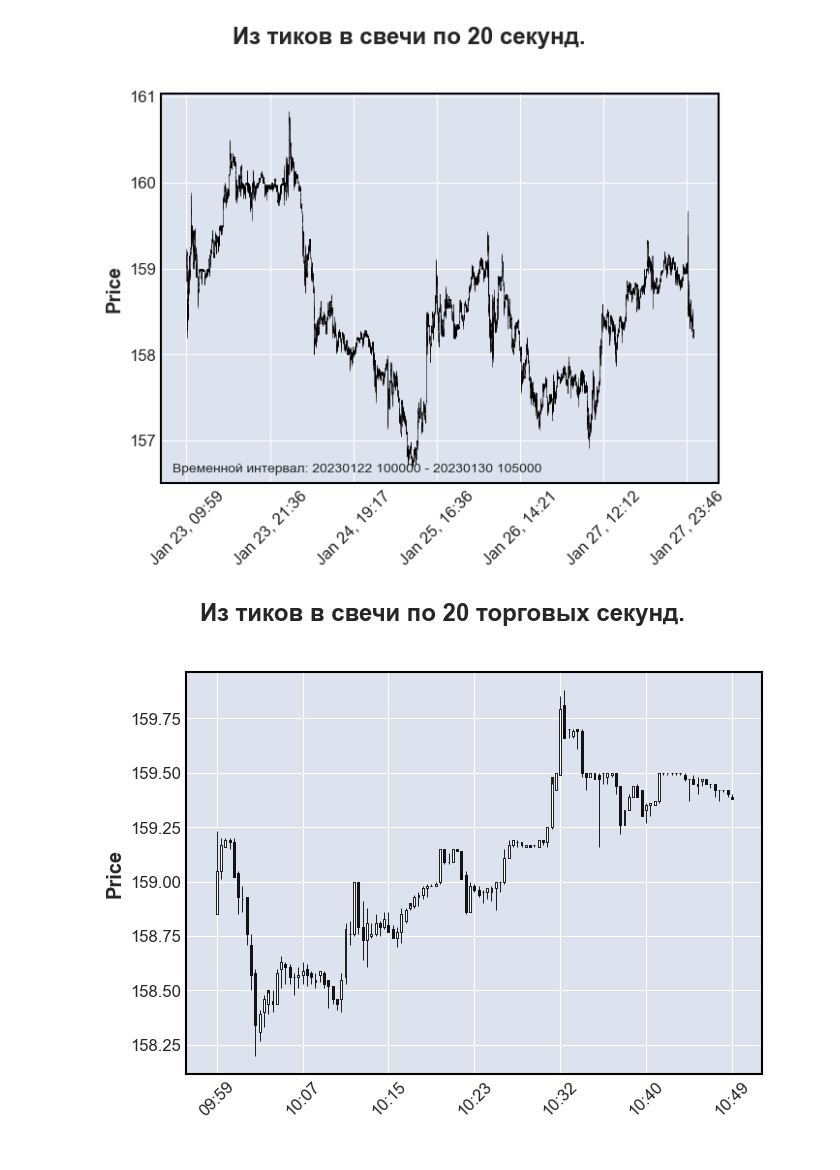
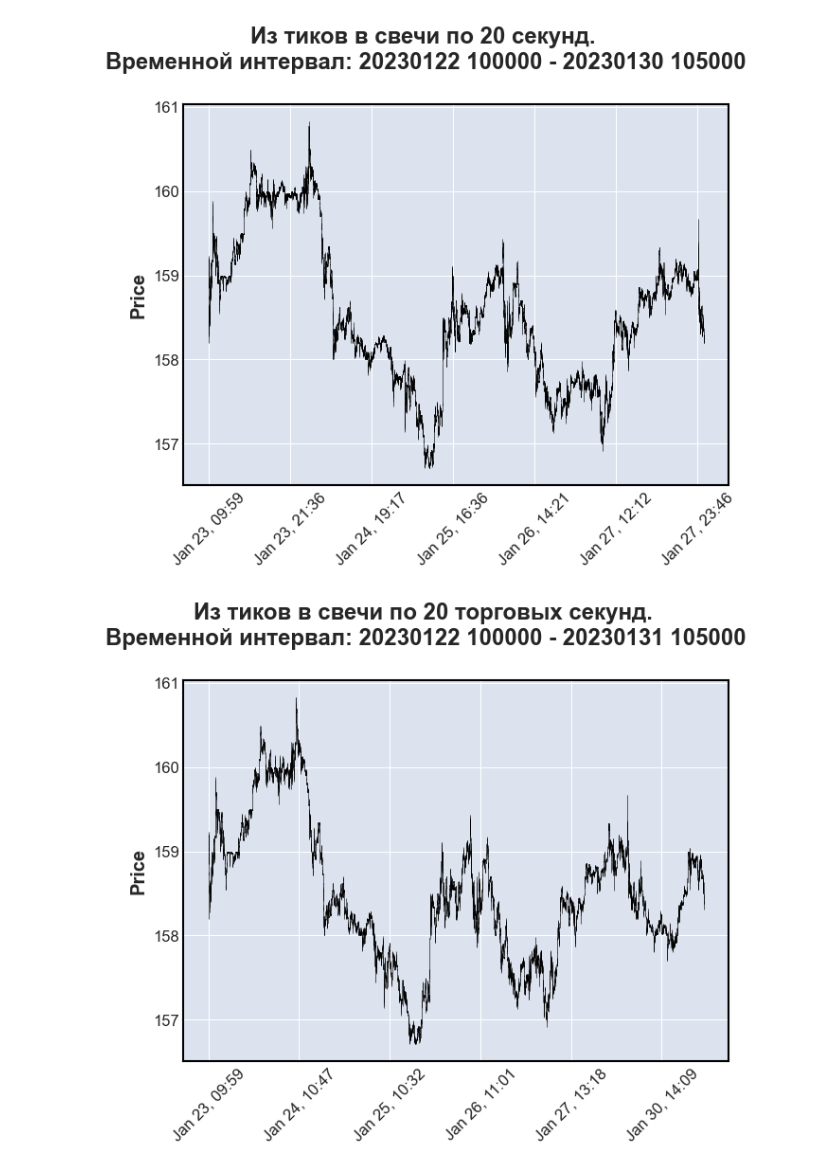
Before and after one commit to MinakovMax/dreamteamtrading-01, a Jupyter notebook: CandlesTestData.ipynb, the cells around one changed output. Cells and saved outputs as stored; diff of their text form; code cells hidden in the pictures.

Commit message:
добавил подписи с датами к графикам

```diff
--- a/CandlesTestData.ipynb
+++ b/CandlesTestData.ipynb
@@ -23,16 +23,15 @@ first['date'] = pd.to_datetime(first['date'].astype(str) + ' ' + first['time'].a
 # Настройка индекса DataFrame по столбцу 'date'
 first.set_index('date', inplace=True)
 
-# Создание свечного графика с помощью mplfinance
-fig, axes = mpf.plot(first, type='candle', title='Из тиков в свечи по ' + str(N) + ' секунд.', returnfig=True)
-
 # Добавление подписи с временным интервалом
 time_interval_label = 'Временной интервал: ' + date_start + ' ' + time_start + ' - ' + date_end + ' ' + time_end
-axes[0].annotate(time_interval_label, xy=(0.02, 0.02), xycoords='axes fraction', fontsize=10, verticalalignment='bottom')
+
+# Создание свечного графика с помощью mplfinance
+mpf.plot(first, type='candle', title='Из тиков в свечи по ' + str(N) + ' секунд. \n' + time_interval_label, returnfig=True)
 
 plt.show()
 # %% [output]
-[figure, old version]
+[figure, new version]
 # %%
 import pandas as pd
 import matplotlib.pyplot as plt
@@ -42,7 +41,7 @@ import TickConvertor as tc
 
 date_start = '20230122'
 time_start = '100000'
-date_end = '20230123'
+date_end = '20230131'
 time_end = '105000'
 file_path = r'GAZP_230123_230130.csv'
 
@@ -52,35 +51,37 @@ Convertor = tc.TickConvertor()
 # Use methods that convert tick to candles N seconds
 N = 20
 second = Convertor.tick_to_candles_N_trade_second(file_path=file_path, date_start=date_start, time_start=time_start,
                                                   date_end=date_end, time_end=time_end, N=N)
 
 second['date'] = pd.to_datetime(second['date'].astype(str) + ' ' + second['time'].astype(str), format='%Y%m%d %H%M%S')
 
 #columns_to_drop = ['time', 'timestamp', 'is_trade_session', 'change', 'wprice', 'buy_volume', 'sell_volume', 'tick_count', 'buy_tick_count', 'sell_tick_count']  # список названий столбцов для удаления
 #second = second.drop(columns=columns_to_drop)
 
 # Заменить значения NaN на нули или другое значение по вашему выбору
 second['open'].fillna(0, inplace=True)
 second['close'].fillna(0, inplace=True)
 second['high'].fillna(0, inplace=True)
 second['low'].fillna(0, inplace=True)
 second['volume'] = second['volume'].astype(int)
 
 # Проверить наличие NaN значений после замены
 if second.isnull().values.any():
     # Если после замены значения NaN все еще остались, возможно, вам нужно провести дополнительную обработку данных
     # или удалить строки с NaN значениями
     raise ValueError('Data contains NaN values.')
 
 # Настройка индекса DataFrame по столбцу 'date'
 second.set_index('date', inplace=True)
+# Добавление подписи с временным интервалом
+time_interval_label = 'Временной интервал: ' + date_start + ' ' + time_start + ' - ' + date_end + ' ' + time_end
 
 # Создание свечного графика с помощью mplfinance
-mpf.plot(second, type='candle', title='Из тиков в свечи по ' + str(N) + ' торговых секунд.', volume=False)
+mpf.plot(second, type='candle', title='Из тиков в свечи по ' + str(N) + ' торговых секунд. \n' + time_interval_label, volume=False)
 
 plt.show()
 # %% [output]
-[figure, old version]
+[figure, new version]
 # %%
 import pandas as pd
 import matplotlib.pyplot as plt
```
Also changed, not shown: parts of 2 cells of this notebook.
